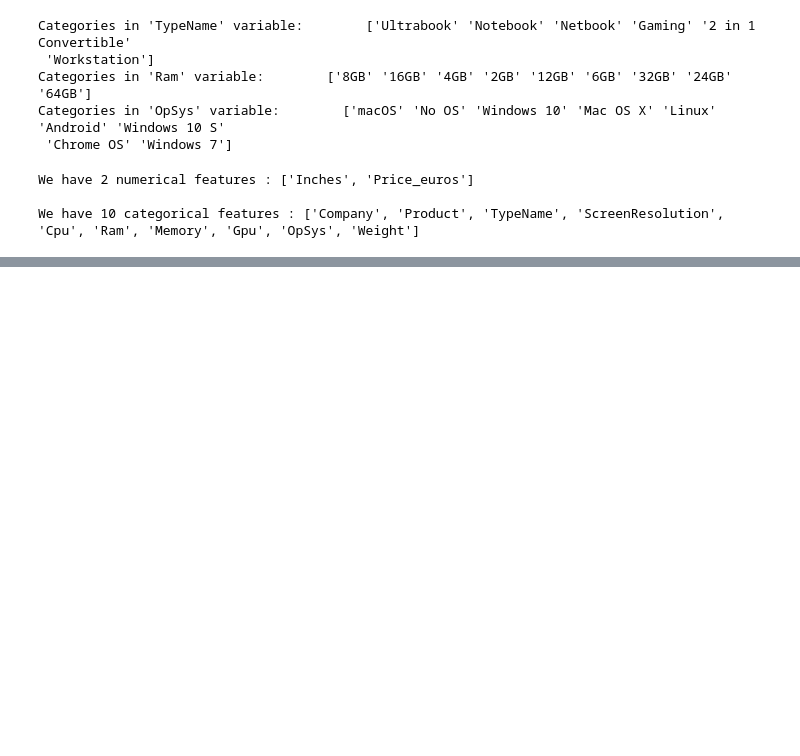
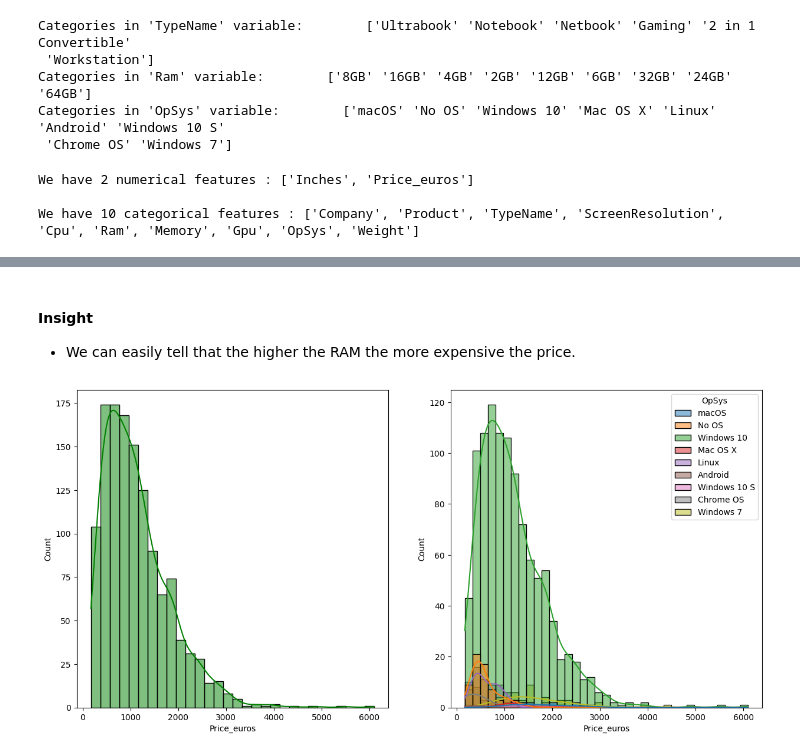
Before and after one commit to Pitou911/laptop-price-prediction, a Jupyter notebook: notebook/EDA.ipynb, the cells around one changed output, grey strips where cells are left out. Cells and saved outputs as stored; diff of their text form; code cells hidden in the pictures; blank space fills up the shorter version.

```diff
--- a/notebook/EDA.ipynb
+++ b/notebook/EDA.ipynb
@@ -191,0 +207,12 @@ We have 10 categorical features : ['Company', 'Product', 'TypeName', 'ScreenReso
+# %% [markdown]
+#### Insight
+* We can easily tell that the higher the RAM the more expensive the price.
+# %%
+fig, axs = plt.subplots(1,2, figsize=(15,7))
+plt.subplot(121)
+sns.histplot(data=df,x='Price_euros',bins=30,kde=True,color='g')
+plt.subplot(122)
+sns.histplot(data=df,x='Price_euros',kde=True,hue='OpSys')
+plt.show()
+# %% [output]
+[figure, added]
```
Also changed, not shown: parts of 9 cells of this notebook.
